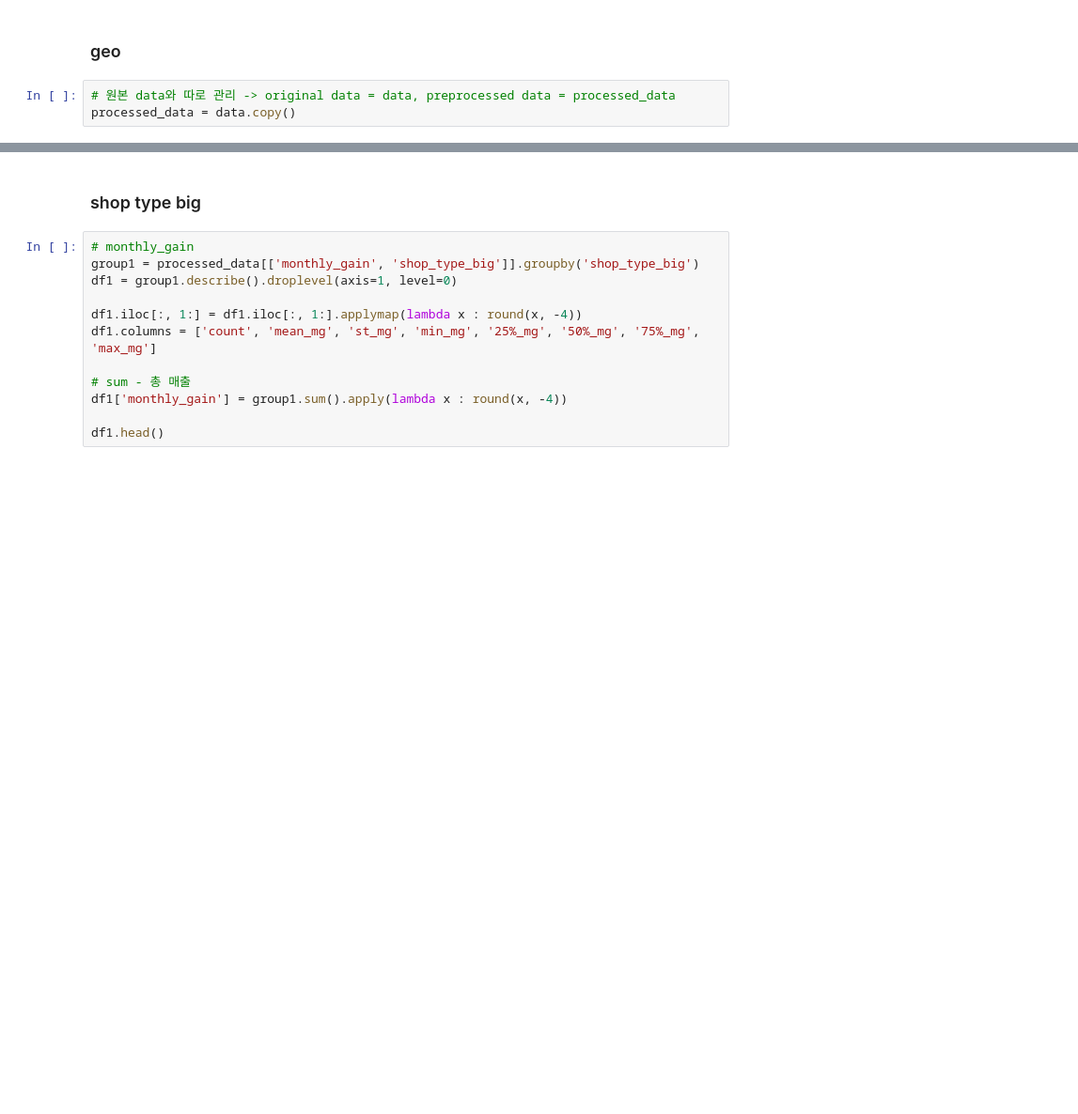
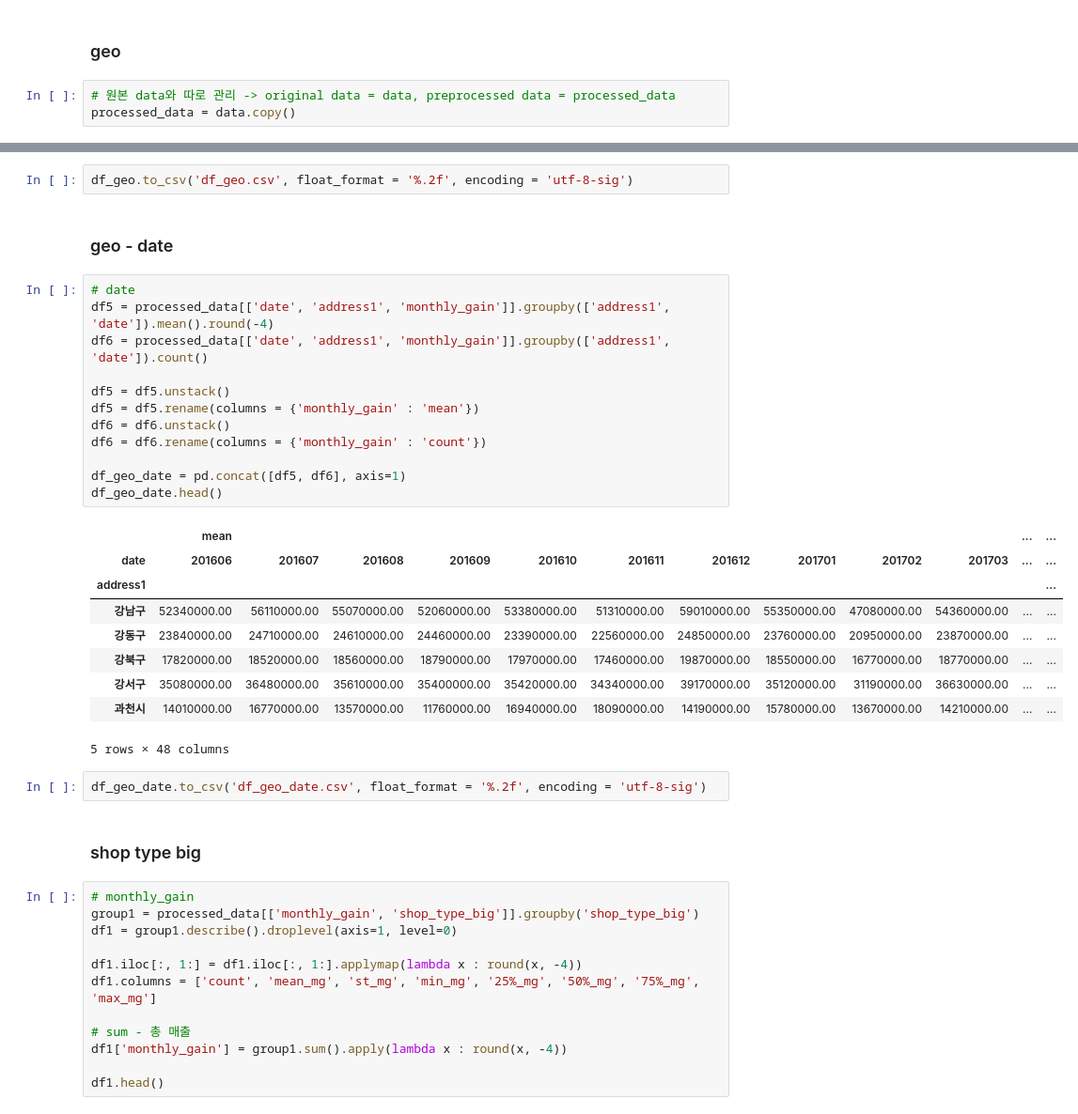
Before and after one commit to iDolphin99/Commerical_data_analysis, a Jupyter notebook: dolphin/EDA_dashboard.ipynb, the cells around one changed output, grey strips where cells are left out. Shown at 94% size. Drawn from its saved outputs; the diff is of its cells as text; blank space fills up the shorter version.

Commit message:
1st round processed data for dashboard

```diff
--- a/dolphin/EDA_dashboard.ipynb
+++ b/dolphin/EDA_dashboard.ipynb
@@ -193,4 +222,32 @@ df_geo.head()
 5 rows × 34 columns
+# %%
+df_geo.to_csv('df_geo.csv', float_format = '%.2f', encoding = 'utf-8-sig')
+# %% [markdown]
+### geo - date
+# %%
+# date
+df5 = processed_data[['date', 'address1', 'monthly_gain']].groupby(['address1', 'date']).mean().round(-4)
+df6 = processed_data[['date', 'address1', 'monthly_gain']].groupby(['address1', 'date']).count()
+
+df5 = df5.unstack()
+df5 = df5.rename(columns = {'monthly_gain' : 'mean'})
+df6 = df6.unstack()
+df6 = df6.rename(columns = {'monthly_gain' : 'count'})
+
+df_geo_date = pd.concat([df5, df6], axis=1)
+df_geo_date.head()
+# %% [output]
+|  | mean |  |  |  |  |  |  |  |  |  | ... | ... |
+| date | 201606 | 201607 | 201608 | 201609 | 201610 | 201611 | 201612 | 201701 | 201702 | 201703 | ... | ... |
+| address1 |  |  |  |  |  |  |  |  |  |  |  | ... |
+| 강남구 | 52340000.00 | 56110000.00 | 55070000.00 | 52060000.00 | 53380000.00 | 51310000.00 | 59010000.00 | 55350000.00 | 47080000.00 | 54360000.00 | ... | ... |
+| 강동구 | 23840000.00 | 24710000.00 | 24610000.00 | 24460000.00 | 23390000.00 | 22560000.00 | 24850000.00 | 23760000.00 | 20950000.00 | 23870000.00 | ... | ... |
+| 강북구 | 17820000.00 | 18520000.00 | 18560000.00 | 18790000.00 | 17970000.00 | 17460000.00 | 19870000.00 | 18550000.00 | 16770000.00 | 18770000.00 | ... | ... |
+| 강서구 | 35080000.00 | 36480000.00 | 35610000.00 | 35400000.00 | 35420000.00 | 34340000.00 | 39170000.00 | 35120000.00 | 31190000.00 | 36630000.00 | ... | ... |
+| 과천시 | 14010000.00 | 16770000.00 | 13570000.00 | 11760000.00 | 16940000.00 | 18090000.00 | 14190000.00 | 15780000.00 | 13670000.00 | 14210000.00 | ... | ... |
+5 rows × 48 columns
+# %%
+df_geo_date.to_csv('df_geo_date.csv', float_format = '%.2f', encoding = 'utf-8-sig')
 # %% [markdown]
 ### shop type big
 # %%
```
Also changed, not shown: parts of 15 cells of this notebook.
